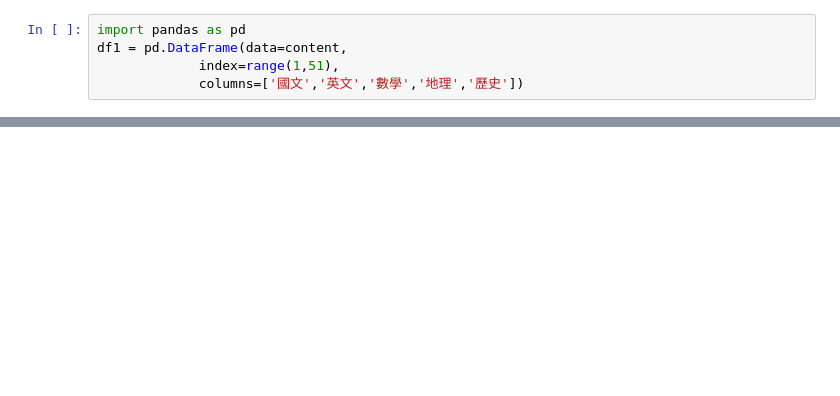
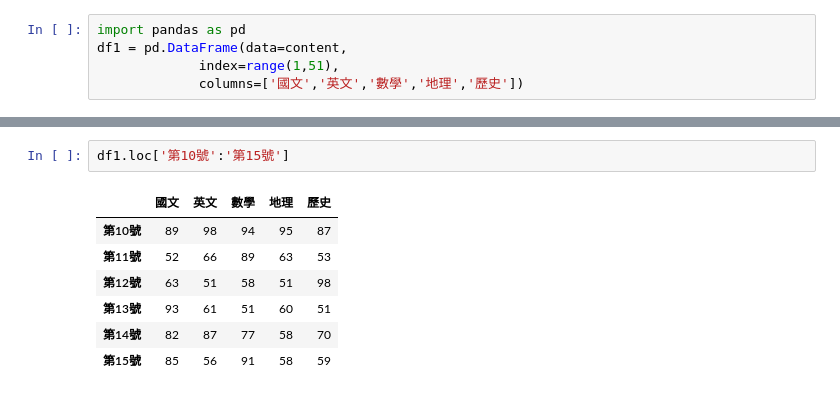
Before and after one commit to Shanpochen/_class_, a Jupyter notebook: lesson11.ipynb, the cells around one changed output, grey strips where cells are left out. Drawn from its saved outputs; the diff is of its cells as text; blank space fills up the shorter version.

```diff
--- a/lesson11.ipynb
+++ b/lesson11.ipynb
@@ -76,0 +113,10 @@ dtype: int64
+# %%
+df1.loc['第10號':'第15號']
+# %% [output]
+|  | 國文 | 英文 | 數學 | 地理 | 歷史 |
+| 第10號 | 89 | 98 | 94 | 95 | 87 |
+| 第11號 | 52 | 66 | 89 | 63 | 53 |
+| 第12號 | 63 | 51 | 58 | 51 | 98 |
+| 第13號 | 93 | 61 | 51 | 60 | 51 |
+| 第14號 | 82 | 87 | 77 | 58 | 70 |
+| 第15號 | 85 | 56 | 91 | 58 | 59 |
```
Also changed, not shown: parts of 11 cells of this notebook.
